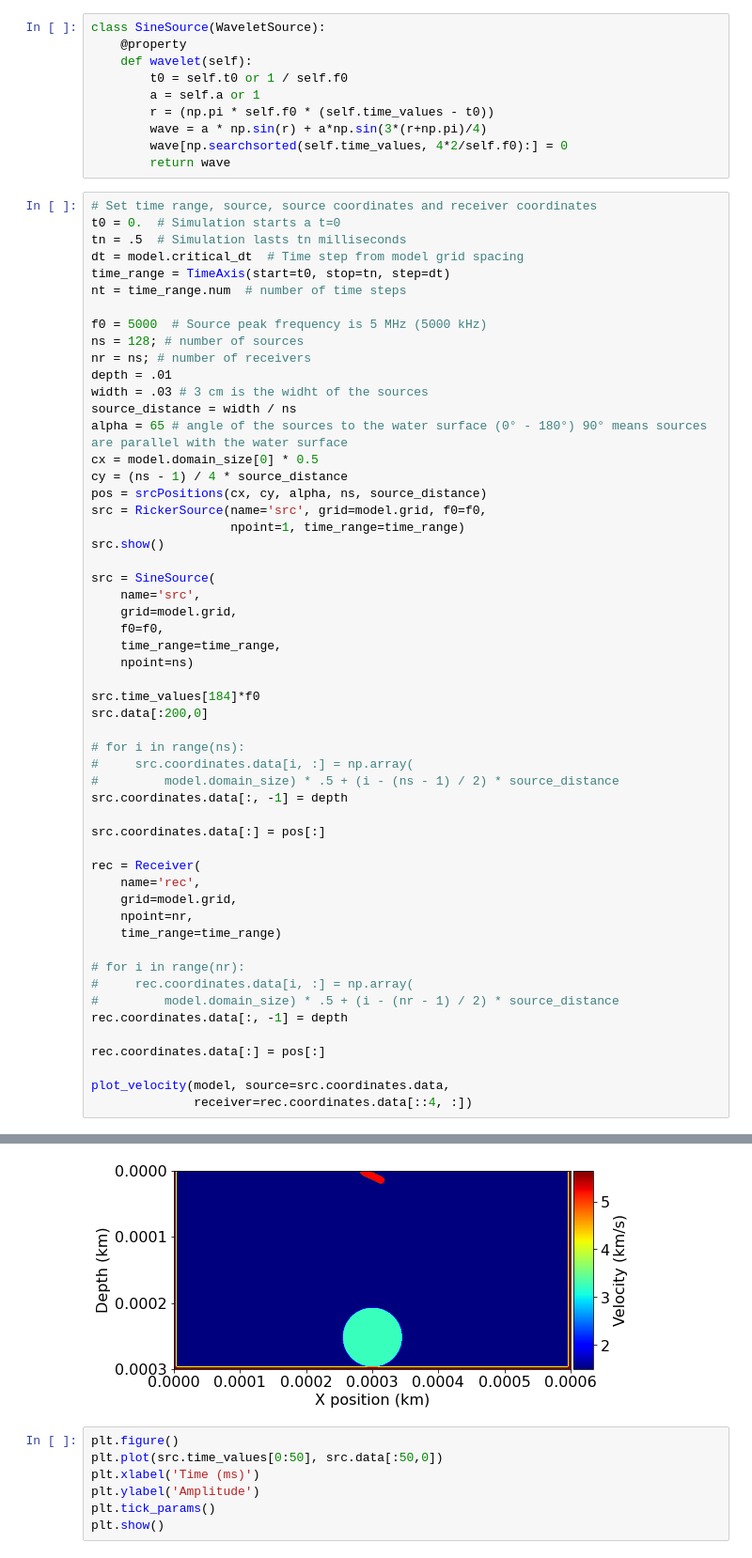
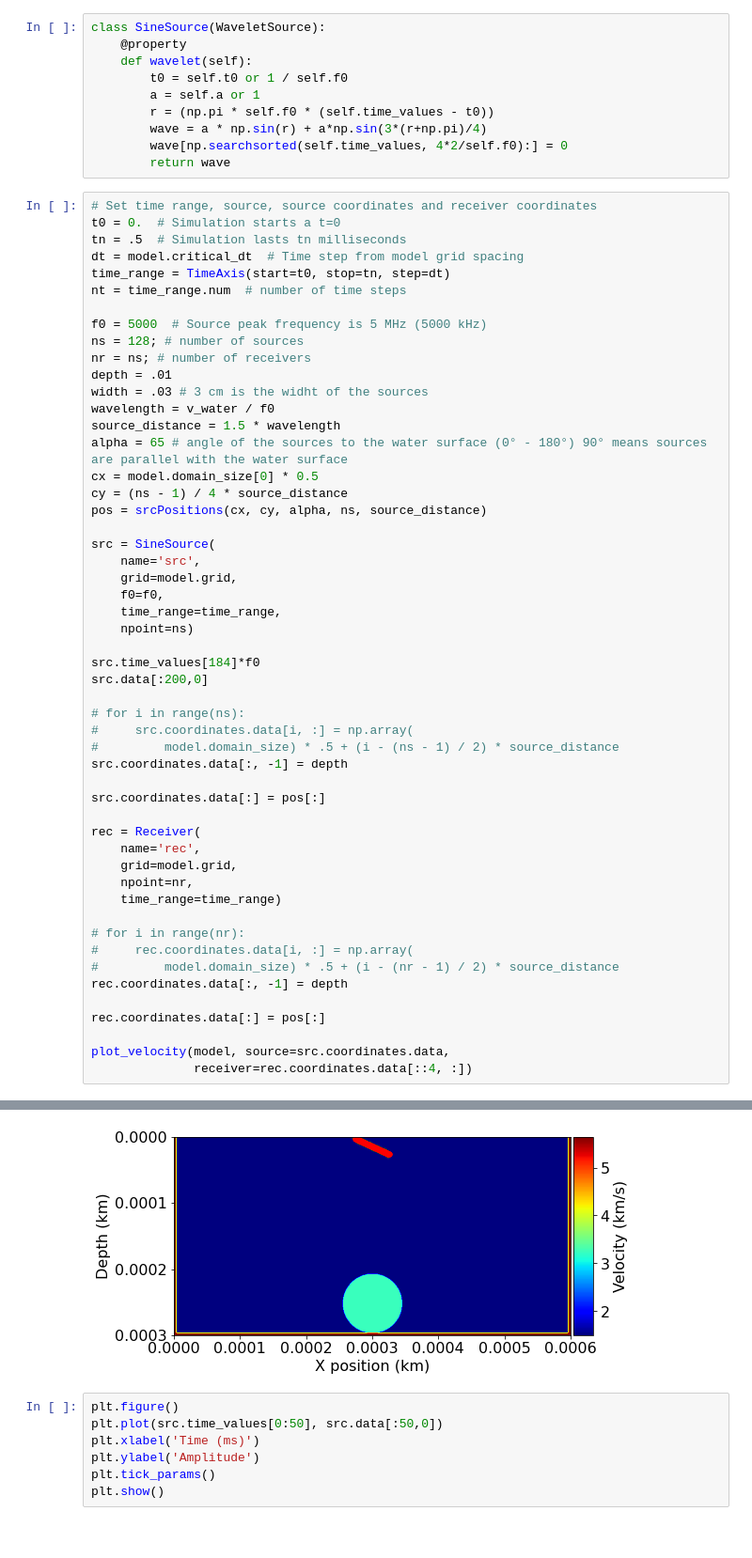
Before and after one commit to bgd54/sonar-FWI, a Jupyter notebook: water_tank/05_imaging.ipynb, the cells around one changed output, grey strips where cells are left out. Shown at 94% size. Cells and saved outputs as stored; diff of their text form.

Commit message:
source distance change

```diff
--- a/water_tank/05_imaging.ipynb
+++ b/water_tank/05_imaging.ipynb
@@ -77,14 +77,12 @@ ns = 128; # number of sources
 nr = ns; # number of receivers
 depth = .01
 width = .03 # 3 cm is the widht of the sources
-source_distance = width / ns
+wavelength = v_water / f0
+source_distance = 1.5 * wavelength
 alpha = 65 # angle of the sources to the water surface (0° - 180°) 90° means sources are parallel with the water surface
 cx = model.domain_size[0] * 0.5
 cy = (ns - 1) / 4 * source_distance
 pos = srcPositions(cx, cy, alpha, ns, source_distance)
-src = RickerSource(name='src', grid=model.grid, f0=f0,
-                   npoint=1, time_range=time_range)
-src.show()
 
 src = SineSource(
     name='src',
@@ -93,34 +91,34 @@ src = SineSource(
     time_range=time_range,
     npoint=ns)
 
 src.time_values[184]*f0
 src.data[:200,0]
 
 # for i in range(ns):
 #     src.coordinates.data[i, :] = np.array(
 #         model.domain_size) * .5 + (i - (ns - 1) / 2) * source_distance
 src.coordinates.data[:, -1] = depth
 
 src.coordinates.data[:] = pos[:]
 
 rec = Receiver(
     name='rec',
     grid=model.grid,
     npoint=nr,
     time_range=time_range)
 
 # for i in range(nr):
 #     rec.coordinates.data[i, :] = np.array(
 #         model.domain_size) * .5 + (i - (nr - 1) / 2) * source_distance
 rec.coordinates.data[:, -1] = depth
 
 rec.coordinates.data[:] = pos[:]
 
 plot_velocity(model, source=src.coordinates.data,
               receiver=rec.coordinates.data[::4, :])
 # %% [output]
 [figure]
-[figure, old version]
+[figure, new version]
 # %%
 plt.figure()
 plt.plot(src.time_values[0:50], src.data[:50,0])
```
Also changed, not shown: parts of 5 cells of this notebook.
